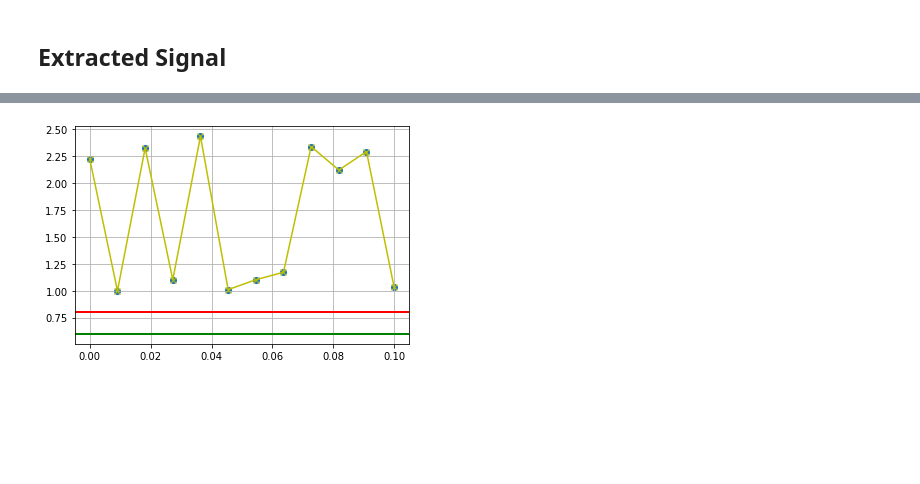
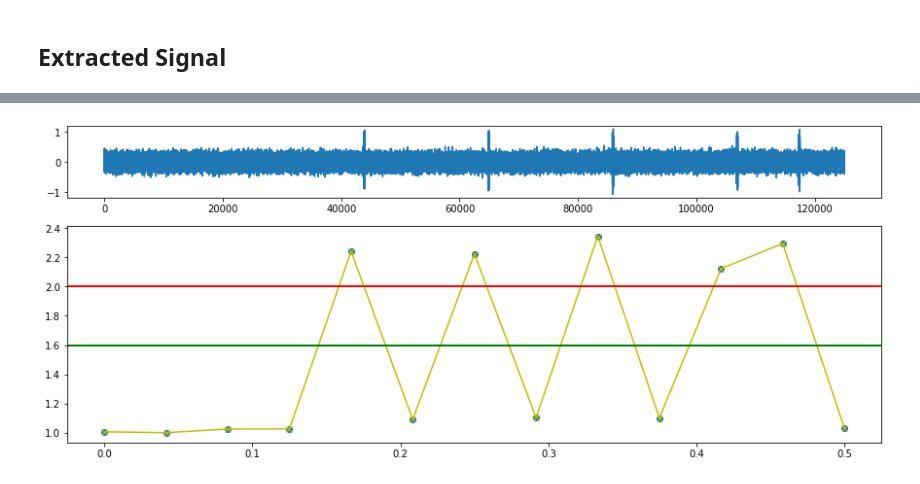
Before and after one commit to blue-monkey0/SideProject, a Jupyter notebook: Arc-Fault/arc_fault_detection.ipynb, the cells around one changed output, grey strips where cells are left out. Cells and saved outputs as stored; diff of their text form; code cells hidden in the pictures; blank space fills up the shorter version.

```diff
--- a/Arc-Fault/arc_fault_detection.ipynb
+++ b/Arc-Fault/arc_fault_detection.ipynb
@@ -304,8 +313,8 @@ def WPT(signal):
     ax1 = fig.add_subplot(spec[1])
     ax1.scatter(tt, ratio)
     ax1.plot(tt, ratio, 'yx-')
-    plt.axhline(y = 1.6, color = 'r', linewidth = 2)
-    plt.axhline(y = 1.2, color = 'g', linewidth = 2)
+    plt.axhline(y = 2.0, color = 'r', linewidth = 2)
+    plt.axhline(y = 1.6, color = 'g', linewidth = 2)
 
     global count
     count = 0
@@ -322,10 +331,10 @@ def WPT(signal):
             print("Safety")
 
     for i in ratio:
-        if i > 1.6:
+        if i > 2.0:
             count += 1
             state(count)
-        elif 1.2 < i < 1.6:
+        elif 1.6 < i < 2.0:
             state(count)
         else:
             if count < 0:
@@ -448,10 +372,10 @@ def unique(array):
     uniq, index = np.unique(array, return_index=True)
     return uniq[index.argsort()]
 
-
 def WPT(signal):
     wp = pywt.WaveletPacket(data = signal, wavelet = 'db10', mode = 'symmetric')
     xx = wp['ddd'].data
+
     shift_size = 6000
     window_length = 12000
     ratio = []
@@ -468,14 +392,18 @@ def WPT(signal):
             ratio.append(I_ratio)
 
     ratio= unique(ratio)
-    tt = np.linspace(0, 0.1, len(ratio))
+    tt = np.linspace(0, 0.5, len(ratio))
 
-    plt.scatter(tt, ratio)
-    plt.plot(tt, ratio, 'yx-')
-    plt.axhline(y = 0.8, color = 'r', linewidth = 2)
-    plt.axhline(y = 0.6, color = 'g', linewidth = 2)
-    plt.grid()
+    fig = plt.figure(figsize = (15, 6))
+    spec = gridspec.GridSpec(ncols=1, nrows=2, width_ratios=[1], height_ratios=[1, 3])
+    ax0 = fig.add_subplot(spec[0])
+    ax0.plot(xx)
 
+    ax1 = fig.add_subplot(spec[1])
+    ax1.scatter(tt, ratio)
+    ax1.plot(tt, ratio, 'yx-')
+    plt.axhline(y = 2.0, color = 'r', linewidth = 2)
+    plt.axhline(y = 1.6, color = 'g', linewidth = 2)
 
     global count
     count = 0
@@ -488,16 +416,17 @@ def WPT(signal):
         elif 0 <= count < 2:
             print("Safety")
         elif count < 0:
+            count = 0
             print("Safety")
 
     for i in ratio:
-        if i > 0.8:
+        if i > 2.0:
             count += 1
             state(count)
-        elif 0.6 < i < 0.8:
+        elif 1.6 < i < 2.0:
             state(count)
         else:
-            if count <= 0:
+            if count < 0:
                 count= 0
                 state(count)
             else:
@@ -521 +451 @@ Warning!
-[figure, old version]
+[figure, new version]
```
Also changed, not shown: parts of 15 cells of this notebook.
